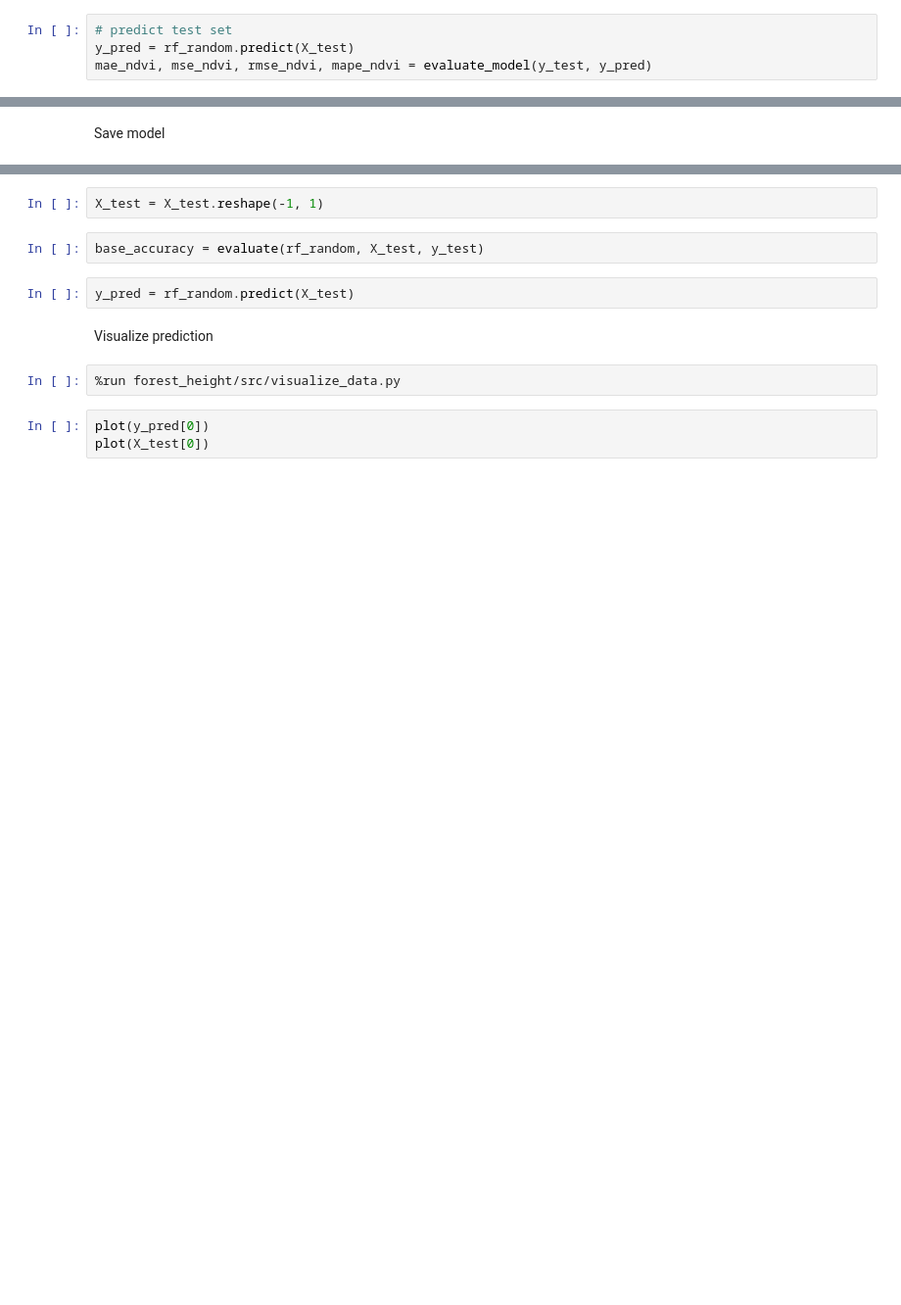
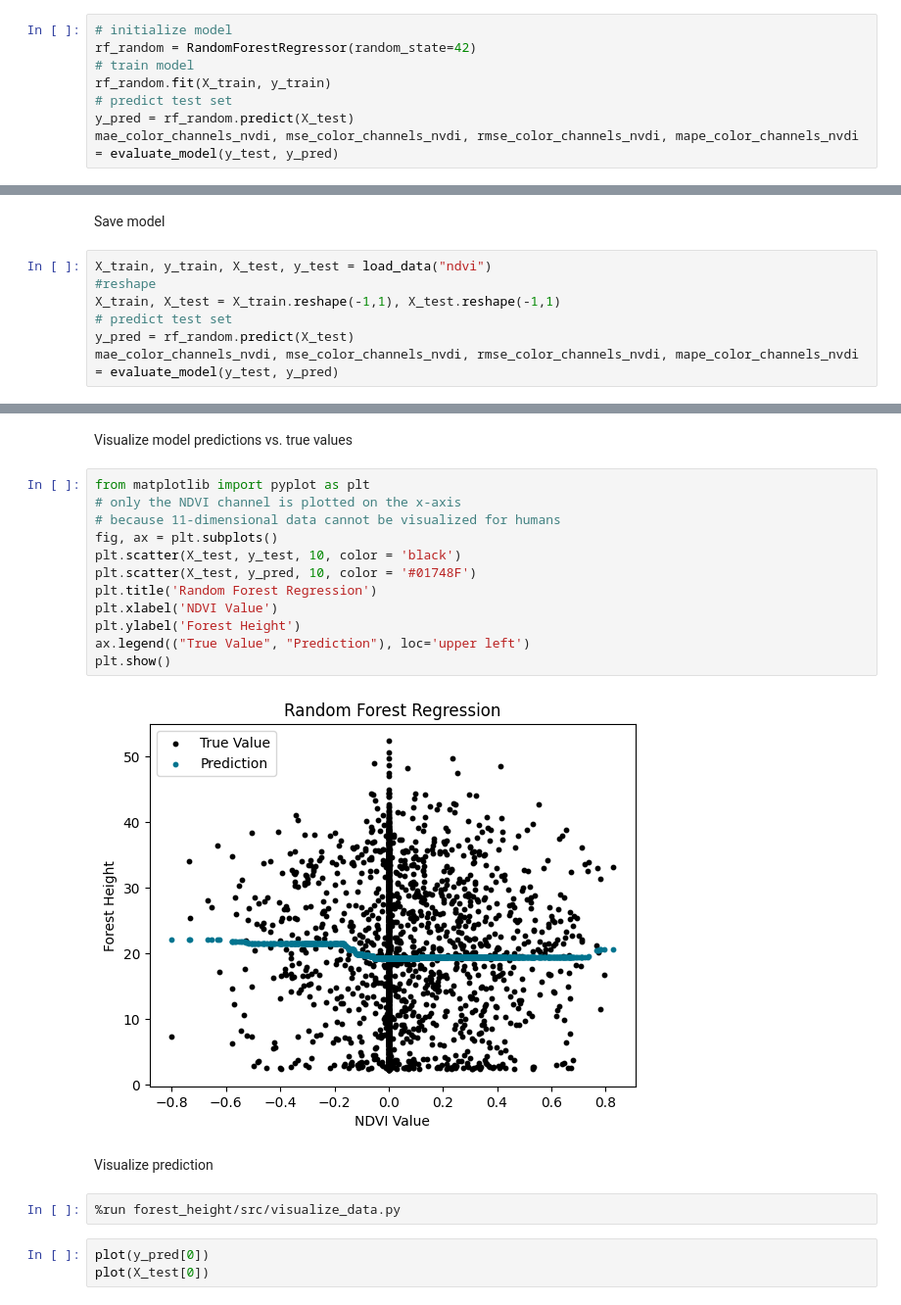
Before and after one commit to lgiesen/forest_height, a Jupyter notebook: notebooks/random_forest.ipynb, the cells around one changed output, grey strips where cells are left out. Shown at 98% size. Cells and saved outputs as stored; diff of their text form; blank space fills up the shorter version.

```diff
--- a/notebooks/random_forest.ipynb
+++ b/notebooks/random_forest.ipynb
@@ -244,7 +239,11 @@ rf_random.best_params_
  'criterion': 'absolute_error',
  'bootstrap': True}
 # %%
+# initialize model
+rf_random = RandomForestRegressor(random_state=42)
+# train model
+rf_random.fit(X_train, y_train)
 # predict test set
 y_pred = rf_random.predict(X_test)
-mae_ndvi, mse_ndvi, rmse_ndvi, mape_ndvi = evaluate_model(y_test, y_pred)
+mae_color_channels_nvdi, mse_color_channels_nvdi, rmse_color_channels_nvdi, mape_color_channels_nvdi = evaluate_model(y_test, y_pred)
 # %% [output]
@@ -312,2 +251,9 @@ rf.fit(X_train, y_train)
 # %% [markdown]
 Save model
+# %%
+X_train, y_train, X_test, y_test = load_data("ndvi")
+#reshape
+X_train, X_test = X_train.reshape(-1,1), X_test.reshape(-1,1)
+# predict test set
+y_pred = rf_random.predict(X_test)
+mae_color_channels_nvdi, mse_color_channels_nvdi, rmse_color_channels_nvdi, mape_color_channels_nvdi = evaluate_model(y_test, y_pred)
@@ -320,9 +273,19 @@ joblib.dump(rf, 'random_forest.joblib')
-# %%
-X_test = X_test.reshape(-1, 1)
-# %%
-base_accuracy = evaluate(rf_random, X_test, y_test)
-# %%
-y_pred = rf_random.predict(X_test)
+# %% [markdown]
+Visualize model predictions vs. true values
+# %%
+from matplotlib import pyplot as plt
+# only the NDVI channel is plotted on the x-axis
+# because 11-dimensional data cannot be visualized for humans
+fig, ax = plt.subplots()
+plt.scatter(X_test, y_test, 10, color = 'black')
+plt.scatter(X_test, y_pred, 10, color = '#01748F')
+plt.title('Random Forest Regression')
+plt.xlabel('NDVI Value')
+plt.ylabel('Forest Height')
+ax.legend(("True Value", "Prediction"), loc='upper left')
+plt.show()
+# %% [output]
+[figure, added]
 # %% [markdown]
 Visualize prediction
 # %%
```
Also changed, not shown: parts of 38 cells of this notebook.
